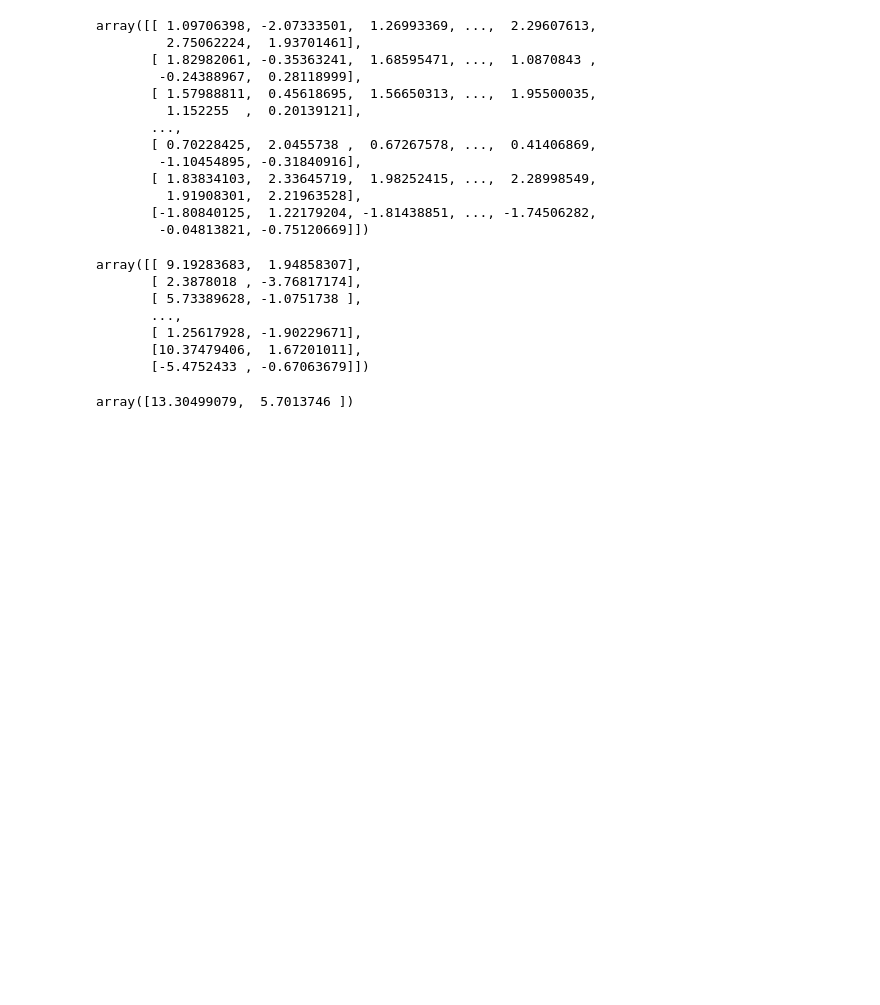
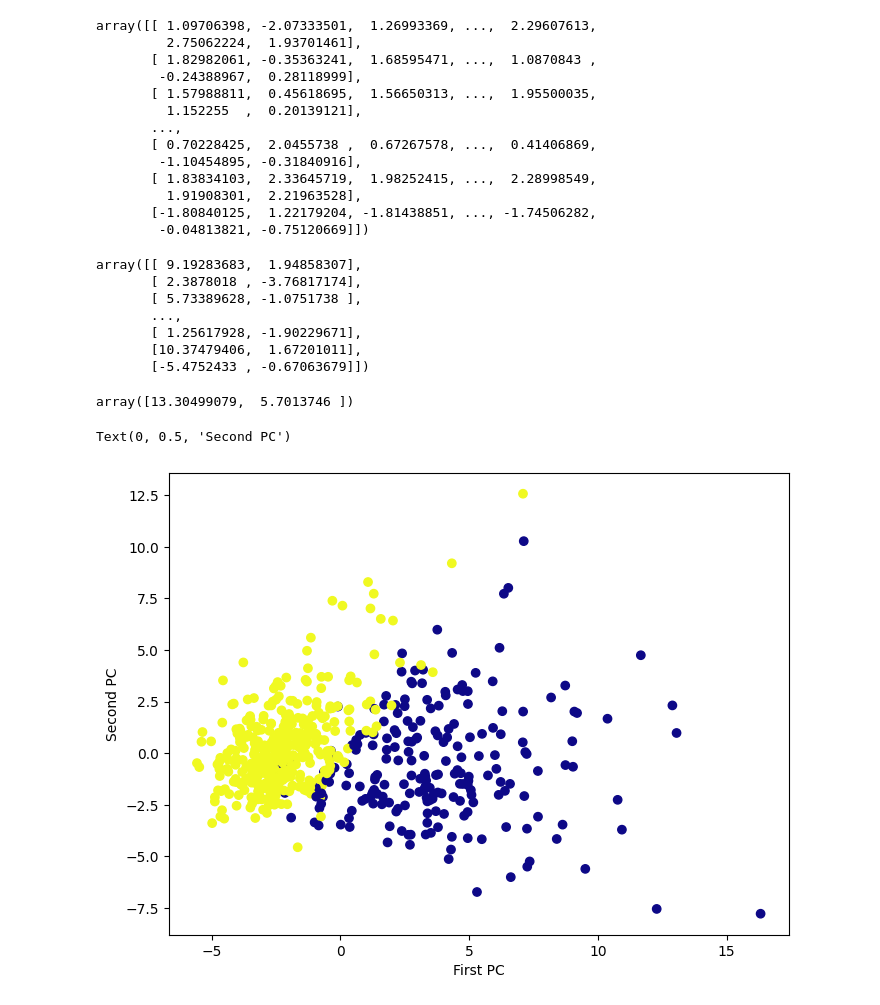
Before and after one commit to BikashThapa/Pattern-Recognition-and-ML, a Jupyter notebook: PCA Implementation.ipynb, the cells around one changed output. Saved outputs shown, nothing was run; the diff lists cells and outputs as text; code cells hidden in the pictures; blank space fills up the shorter version.

```diff
--- a/PCA Implementation.ipynb
+++ b/PCA Implementation.ipynb
@@ -95,4 +95,9 @@ pca.explained_variance_
 array([13.30499079,  5.7013746 ])
 # %%
 plt.figure(figsize=(8,6))
-plt.scatter(data_pca[:,0]data_pca[:,1],c=c)
+plt.scatter(data_pca[:,0],data_pca[:,1],c=cancer_dataset['target'],cmap='plasma')
+plt.xlabel('First PC')
+plt.ylabel('Second PC')
+# %% [output]
+Text(0, 0.5, 'Second PC')
+[figure, added]
```
